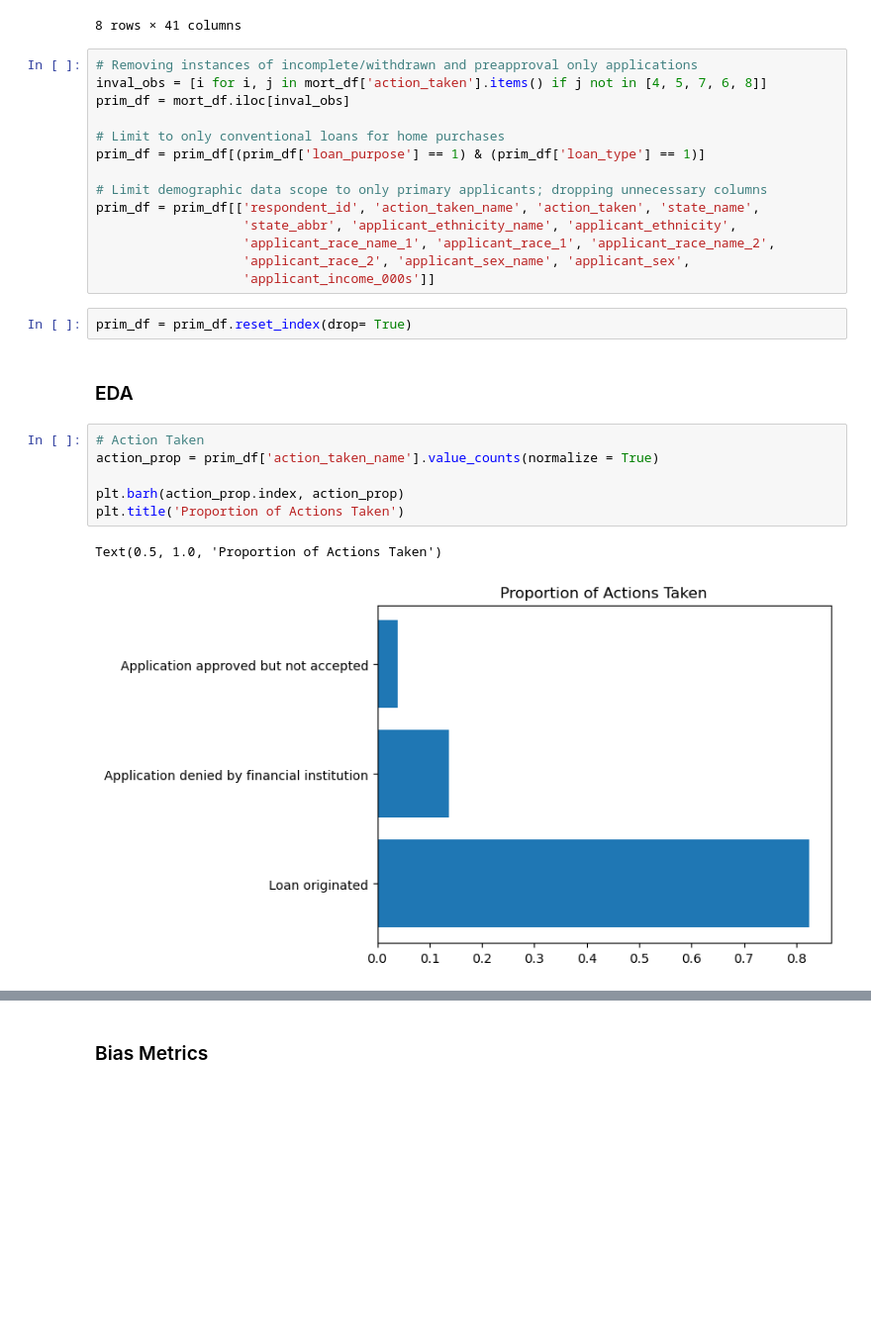
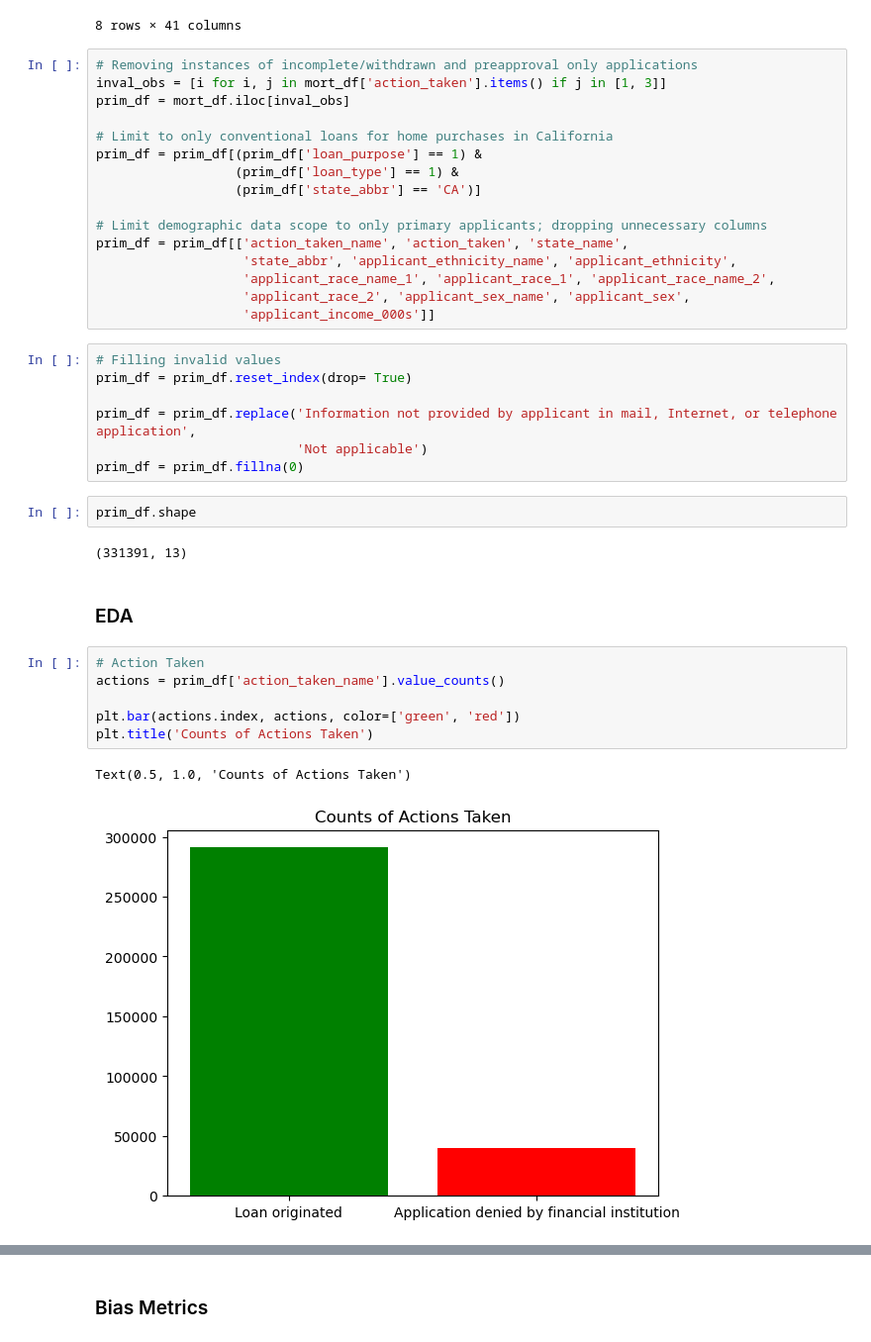
Before and after one commit to 474benchen/bias_aware_gridsearchCV, a Jupyter notebook: mortgage_example/mortgage_example.ipynb, the cells around one changed output, grey strips where cells are left out. Shown at 99% size. Cells and saved outputs as stored; diff of their text form; blank space fills up the shorter version.

```diff
--- a/mortgage_example/mortgage_example.ipynb
+++ b/mortgage_example/mortgage_example.ipynb
@@ -48,28 +46,39 @@ mort_df.describe()
 8 rows × 41 columns
 # %%
 # Removing instances of incomplete/withdrawn and preapproval only applications
-inval_obs = [i for i, j in mort_df['action_taken'].items() if j not in [4, 5, 7, 6, 8]]
+inval_obs = [i for i, j in mort_df['action_taken'].items() if j in [1, 3]]
 prim_df = mort_df.iloc[inval_obs]
 
-# Limit to only conventional loans for home purchases
-prim_df = prim_df[(prim_df['loan_purpose'] == 1) & (prim_df['loan_type'] == 1)]
+# Limit to only conventional loans for home purchases in California
+prim_df = prim_df[(prim_df['loan_purpose'] == 1) &
+                  (prim_df['loan_type'] == 1) &
+                  (prim_df['state_abbr'] == 'CA')]
 
 # Limit demographic data scope to only primary applicants; dropping unnecessary columns
-prim_df = prim_df[['respondent_id', 'action_taken_name', 'action_taken', 'state_name',
+prim_df = prim_df[['action_taken_name', 'action_taken', 'state_name',
                    'state_abbr', 'applicant_ethnicity_name', 'applicant_ethnicity',
                    'applicant_race_name_1', 'applicant_race_1', 'applicant_race_name_2',
                    'applicant_race_2', 'applicant_sex_name', 'applicant_sex',
                    'applicant_income_000s']]
 # %%
+# Filling invalid values
 prim_df = prim_df.reset_index(drop= True)
+
+prim_df = prim_df.replace('Information not provided by applicant in mail, Internet, or telephone application',
+                          'Not applicable')
+prim_df = prim_df.fillna(0)
+# %%
+prim_df.shape
+# %% [output]
+(331391, 13)
 # %% [markdown]
 ### EDA
 # %%
 # Action Taken
-action_prop = prim_df['action_taken_name'].value_counts(normalize = True)
+actions = prim_df['action_taken_name'].value_counts()
 
-plt.barh(action_prop.index, action_prop)
-plt.title('Proportion of Actions Taken')
+plt.bar(actions.index, actions, color=['green', 'red'])
+plt.title('Counts of Actions Taken')
 # %% [output]
-Text(0.5, 1.0, 'Proportion of Actions Taken')
+Text(0.5, 1.0, 'Counts of Actions Taken')
-[figure, old version]
+[figure, new version]
```
Also changed, not shown: parts of 34 cells of this notebook, 1 other file.
